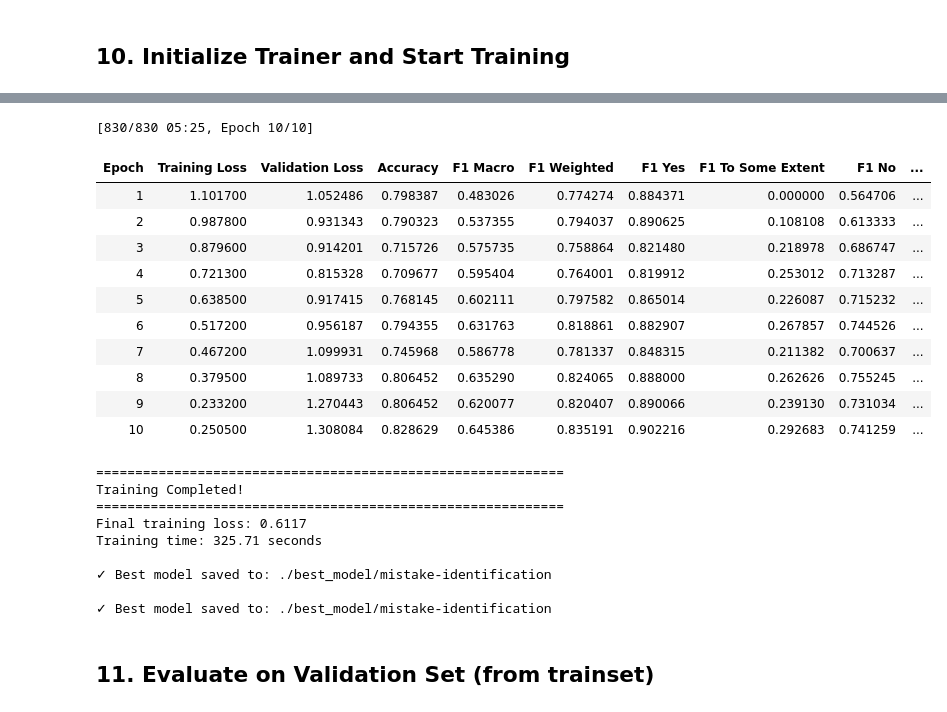
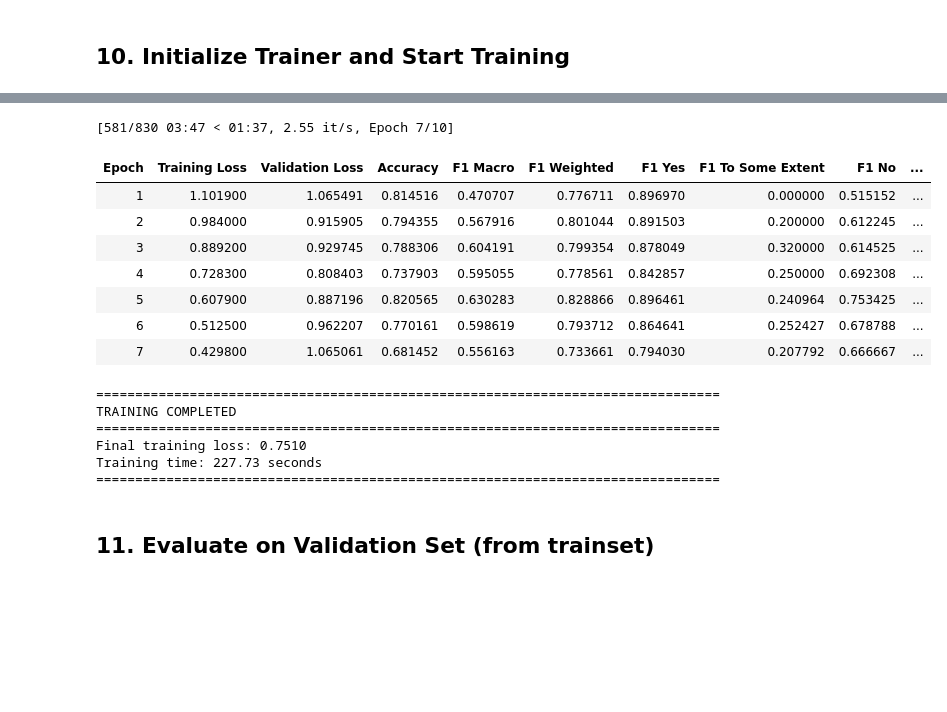
Before and after one commit to devendew/pedagogical-assessment, a Jupyter notebook: devendra/mistake.ipynb, the cells around one changed output, grey strips where cells are left out. Cells and saved outputs as stored; diff of their text form; code cells hidden in the pictures; blank space fills up the shorter version.

Commit message:
F1-Macro : 0.6303

```diff
--- a/devendra/mistake.ipynb
+++ b/devendra/mistake.ipynb
@@ -548,40 +779,45 @@ FP16: True
 # %% [markdown]
 ## 10. Initialize Trainer and Start Training
 # %%
-# Initialize the custom trainer
+# Initialize the custom trainer with focal loss support
 trainer = WeightedTrainer(
-    class_weights=class_weights_tensor,
+    class_weights=class_weights_tensor if not USE_FOCAL_LOSS else None,
+    use_focal_loss=USE_FOCAL_LOSS,
+    focal_alpha=focal_alpha if USE_FOCAL_LOSS else None,
+    focal_gamma=FOCAL_GAMMA if USE_FOCAL_LOSS else 2.0,
     model=model,
     args=training_args,
     train_dataset=train_dataset,
     eval_dataset=val_dataset,  # Use validation split from trainset
     compute_metrics=compute_metrics,
-    callbacks=[EarlyStoppingCallback(early_stopping_patience=2)]
+    callbacks=[EarlyStoppingCallback(early_stopping_patience=3)]
 )
 
-print("Trainer initialized with:")
+print("="*80)
+print("TRAINER INITIALIZED")
+print("="*80)
 print(f"  - Training samples: {len(train_dataset)}")
 print(f"  - Validation samples: {len(val_dataset)} (from trainset)")
-print(f"  - Weighted loss (handles class imbalance)")
-print(f"  - Early stopping (patience=2)")
-print(f"  - Best model selection based on F1-macro")
 
-print(f"\n{'='*60}")
-print("Starting Training...")
-print(f"{'='*60}\n")
+if USE_FOCAL_LOSS:
+    print(f"  - Loss function: Focal Loss (gamma={FOCAL_GAMMA})")
+else:
+    print(f"  - Loss function: Weighted Cross-Entropy")
+
+print(f"  - Early stopping: patience=2")
+print(f"  - Best model selection: F1-macro")
+
+print(f"\n{'='*80}")
+print("STARTING TRAINING")
+print(f"{'='*80}\n")
 
 # Train the model
 train_result = trainer.train()
 
-print(f"\n{'='*60}")
-print("Training Completed!")
-print(f"{'='*60}")
+print(f"\n{'='*80}")
+print("TRAINING COMPLETED")
+print(f"{'='*80}")
 print(f"Final training loss: {train_result.training_loss:.4f}")
 print(f"Training time: {train_result.metrics['train_runtime']:.2f} seconds")
-
-# Save the best model
-best_model_path = "./best_model/mistake-identification"
-trainer.save_model(best_model_path)
-tokenizer.save_pretrained(best_model_path)
-print(f"\n✓ Best model saved to: {best_model_path}")
+print(f"{'='*80}")
 # %% [output]
@@ -598,24 +838,18 @@ Starting Training...
-[830/830 05:25, Epoch 10/10]
+[581/830 03:47 < 01:37, 2.55 it/s, Epoch 7/10]
 | Epoch | Training Loss | Validation Loss | Accuracy | F1 Macro | F1 Weighted | F1 Yes | F1 To Some Extent | F1 No | ... |
-| 1 | 1.101700 | 1.052486 | 0.798387 | 0.483026 | 0.774274 | 0.884371 | 0.000000 | 0.564706 | ... |
-| 2 | 0.987800 | 0.931343 | 0.790323 | 0.537355 | 0.794037 | 0.890625 | 0.108108 | 0.613333 | ... |
-| 3 | 0.879600 | 0.914201 | 0.715726 | 0.575735 | 0.758864 | 0.821480 | 0.218978 | 0.686747 | ... |
-| 4 | 0.721300 | 0.815328 | 0.709677 | 0.595404 | 0.764001 | 0.819912 | 0.253012 | 0.713287 | ... |
-| 5 | 0.638500 | 0.917415 | 0.768145 | 0.602111 | 0.797582 | 0.865014 | 0.226087 | 0.715232 | ... |
-| 6 | 0.517200 | 0.956187 | 0.794355 | 0.631763 | 0.818861 | 0.882907 | 0.267857 | 0.744526 | ... |
-| 7 | 0.467200 | 1.099931 | 0.745968 | 0.586778 | 0.781337 | 0.848315 | 0.211382 | 0.700637 | ... |
-| 8 | 0.379500 | 1.089733 | 0.806452 | 0.635290 | 0.824065 | 0.888000 | 0.262626 | 0.755245 | ... |
-| 9 | 0.233200 | 1.270443 | 0.806452 | 0.620077 | 0.820407 | 0.890066 | 0.239130 | 0.731034 | ... |
-| 10 | 0.250500 | 1.308084 | 0.828629 | 0.645386 | 0.835191 | 0.902216 | 0.292683 | 0.741259 | ... |
+| 1 | 1.101900 | 1.065491 | 0.814516 | 0.470707 | 0.776711 | 0.896970 | 0.000000 | 0.515152 | ... |
+| 2 | 0.984000 | 0.915905 | 0.794355 | 0.567916 | 0.801044 | 0.891503 | 0.200000 | 0.612245 | ... |
+| 3 | 0.889200 | 0.929745 | 0.788306 | 0.604191 | 0.799354 | 0.878049 | 0.320000 | 0.614525 | ... |
+| 4 | 0.728300 | 0.808403 | 0.737903 | 0.595055 | 0.778561 | 0.842857 | 0.250000 | 0.692308 | ... |
+| 5 | 0.607900 | 0.887196 | 0.820565 | 0.630283 | 0.828866 | 0.896461 | 0.240964 | 0.753425 | ... |
+| 6 | 0.512500 | 0.962207 | 0.770161 | 0.598619 | 0.793712 | 0.864641 | 0.252427 | 0.678788 | ... |
+| 7 | 0.429800 | 1.065061 | 0.681452 | 0.556163 | 0.733661 | 0.794030 | 0.207792 | 0.666667 | ... |
-============================================================
-Training Completed!
-============================================================
-Final training loss: 0.6117
-Training time: 325.71 seconds
-
-✓ Best model saved to: ./best_model/mistake-identification
-
-✓ Best model saved to: ./best_model/mistake-identification
+================================================================================
+TRAINING COMPLETED
+================================================================================
+Final training loss: 0.7510
+Training time: 227.73 seconds
+================================================================================
 # %% [markdown]
 ## 11. Evaluate on Validation Set (from trainset)
 # %%
```
Also changed, not shown: parts of 13 cells of this notebook, 5 other files.
